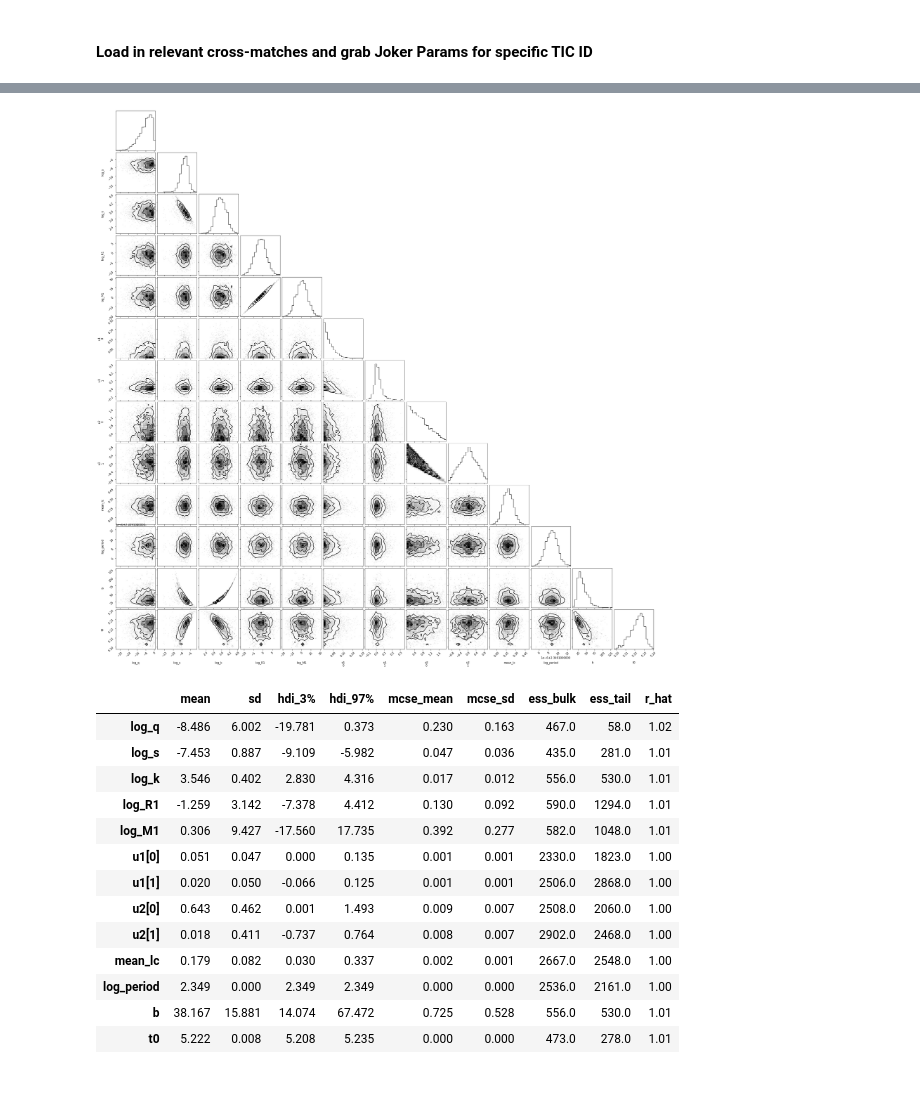
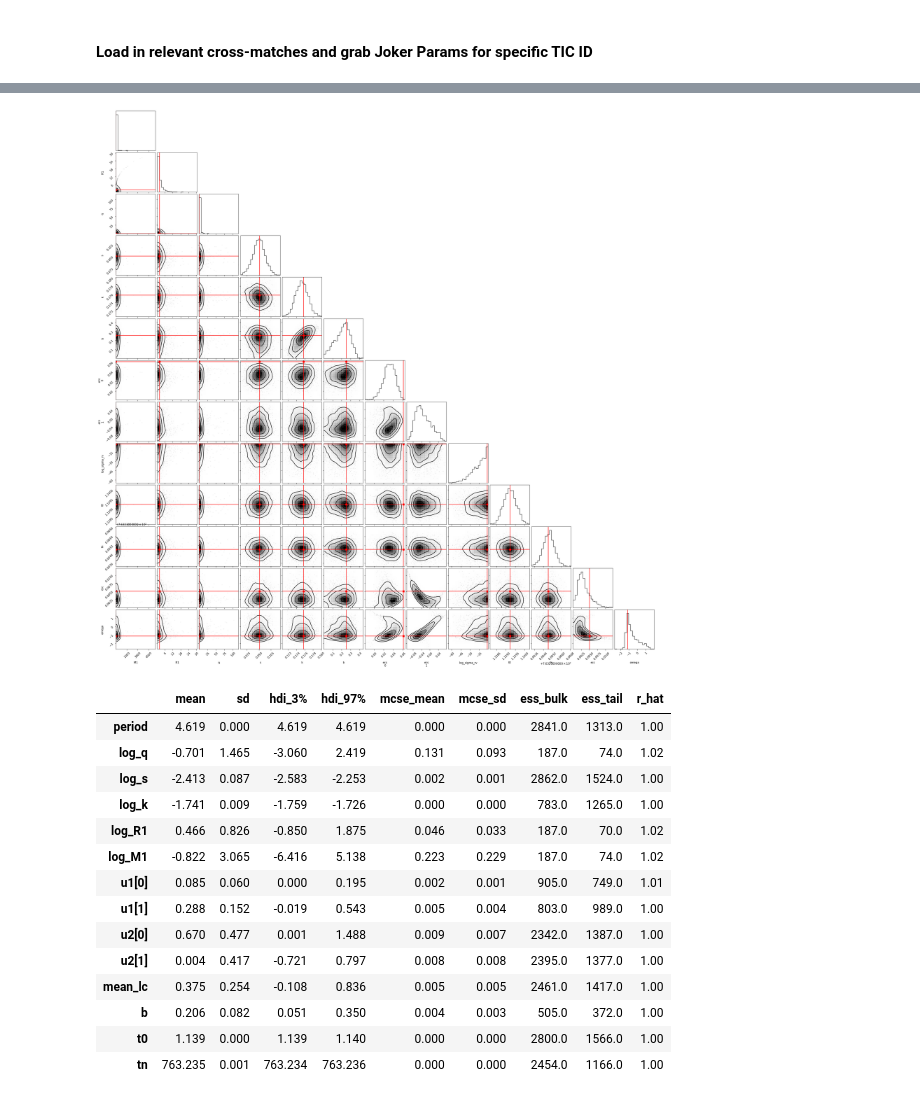
Before and after one commit to kjaehnig/GAT_SEBs, a Jupyter notebook: Joint RV - Lightcurve pymc3 model.ipynb, the cells around one changed output, grey strips where cells are left out. Cells and saved outputs as stored; diff of their text form; code cells hidden in the pictures.

```diff
--- a/Joint RV - Lightcurve pymc3 model.ipynb
+++ b/Joint RV - Lightcurve pymc3 model.ipynb
@@ -717,5 +851,7 @@ print(Msecondary)
 # %%
-def plot_MAP_rv_curve_diagnostic_plot(model, soln, extras, mask, title):
+def plot_MAP_rv_curve_diagnostic_plot(model, soln, extras, mask, title,
+                                        DO_NOT_PLOT=True,
+                                         RETURN_FILENAME=False):
     if mask is None:
         mask = np.ones(len(extras['x']), dtype=bool)
 
@@ -766,13 +902,15 @@ def plot_MAP_rv_curve_diagnostic_plot(model, soln, extras, mask, title):
     ax1.plot(x, gp_pred, color="C1", lw=1)
     ax1.plot(x,lc,'C2')
 
-    ax1.set_xlim(x.max()-10,x.max())# x.max())
-
+    ax1.set_xlim(x.min(),x.min()+np.ceil(period))# x.max())
+#     ax1.set_xlim(x.max()-10,x.max())# x.max())
 
 #     ax2.plot(x, y - gp_pred, "k.", alpha=0.2)
 #     ax2.plot(x, lc, color="C2", lw=1)
-    ax2.plot(x, y-lc, color='C2', lw=2)
-    ax2.set_xlim(x.max()-10,x.max())# x.max())
+    ax2.plot(x, y-lc, color='C1', lw=2)
+
+    ax2.set_xlim(x.min(),x.min()+np.ceil(period))# x.max())
+#     ax2.set_xlim(x.max()-10,x.max())# x.max())
 
     ax1.set_ylabel("raw flux [ppt]")
     ax2.set_ylabel("de-trended flux [ppt]")
@@ -813,10 +951,13 @@ def plot_MAP_rv_curve_diagnostic_plot(model, soln, extras, mask, title):
     ax3.set_ylabel("de-trended flux [ppt]")
     ax3.set_xlabel("phase")
 
-    x_rv_fold = (x_rv - t0 + 0.5*period) % period - 0.5*period
+    x_rv_fold = fold(x_rv, period, t0)
     ax4.plot(x_phase, y_rv_mod, "C0")
-    ax4.plot(fold(x_rv,period,t0), y_rv-mean, ".", label='RV obs')
+    ax4.plot(x_rv_fold, y_rv-mean, ".", label='RV obs')
     ax4.set_title(title)
-    plt.savefig(f"/Users/kjaehnig/CCA_work/GAT/figs/diagnostic_{title.replace(' ','_')}_plot.png",
-                bbox_inches='tight', dpi=150)
+    fig_filename = f"/Users/kjaehnig/CCA_work/GAT/figs/diagnostic_{title.replace(' ','_')}_plot.png"
+    plt.savefig(fig_filename, bbox_inches='tight', dpi=150)
     plt.close()
+
+    if RETURN_FILENAME:
+        return fig_filename
@@ -1321,7 +1616,7 @@ with model:
 
 resid = y - mod
 rms = np.sqrt(np.median(resid ** 2))
-mask = np.abs(resid) < 7 * rms
+mask = np.abs(resid) < 6 * rms
 
 plt.figure(figsize=(10, 5))
 plt.plot(x, resid, "k", label="data")
@@ -1336,6 +1631,6 @@ _ = plt.xlim(x.min(), x.max())
 # %%
-model, map_soln, extras, start, opti_logp = build_model(mask, map_soln)
+model, map_soln, extras, start, opti_logp,_ = build_model(mask, map_soln)
 print(len(mask), len(extras['x']))
-plot_diagnostic_plots(map_soln, extras, mask=None)
+plot_diagnostic_plots(map_soln, extras, mask=None,title='')
 # plt.savefig("/Users/kjaehnig/CCA_work/GAT/figs/diagnostic_lightcurves_w_model_after_outlier_removal_w_s1_params.png", dpi=150, bbox_inches='tight')
 # %% [output]
@@ -1363,13 +1686,13 @@ optimizing logp for variables: [log_q]
 # %%
 with model:
     trace = pm.sample(
-        tune=500,
-        draws=1000,
+        tune=1000,
+        draws=500,
         start=map_soln,
         # Parallel sampling runs poorly or crashes on macos
         cores=4,
         chains=4,
-        target_accept=0.95,
+        target_accept=0.99,
         return_inferencedata=True,
         random_seed=[261136681, 261136682,261136683,261136684],
         init='adapt_full'
@@ -1391,3 +1708,8 @@ The number of effective samples is smaller than 25% for some parameters.
 # %%
-_ = corner(trace, var_names=['log_q','log_s','log_k','log_R1','log_M1','u1','u2','mean_lc','log_period','b','t0'])
+_ = corner(trace, var_names=['M1','R1','q','s','k','b','ecs','log_sigma_rv','t0','tn','ecc', 'omega'], smooth=1, use_math_text=True,
+          truths=[map_soln['M1'], map_soln['R1'], map_soln['q'], map_soln['s'], map_soln['k'], map_soln['b'],
+                  map_soln['ecs_unitdisk+interval__'][0],map_soln['ecs_unitdisk+interval__'][1], map_soln['log_sigma_rv'],
+                  map_soln['t0'], map_soln['tn'], map_soln['ecc'], map_soln['omega']],
+            truth_color='red', range=[1,1,1,1,1,1,1,1,1,1,1,1,1])
+plt.savefig(f"/Users/kjaehnig/CCA_work/GAT/figs/{TIC_TARGET.replace(' ','_')}_joint_rv_lightcurve_corner_w_individual_priors.png",bbox_inches='tight', dpi=150)
 # %% [output]
@@ -1394,19 +1719,20 @@ _ = corner(trace, var_names=['log_q','log_s','log_k','log_R1','log_M1','u1','u2'
-[figure, old version]
+[figure, new version]
 # %%
-az.summary(trace, var_names=['log_q','log_s','log_k','log_R1','log_M1','u1','u2','mean_lc','log_period','b','t0'])
+az.summary(trace, var_names=['period','log_q','log_s','log_k','log_R1','log_M1','u1','u2','mean_lc','b','t0','tn'])
 # %% [output]
 |  | mean | sd | hdi_3% | hdi_97% | mcse_mean | mcse_sd | ess_bulk | ess_tail | r_hat |
-| log_q | -8.486 | 6.002 | -19.781 | 0.373 | 0.230 | 0.163 | 467.0 | 58.0 | 1.02 |
-| log_s | -7.453 | 0.887 | -9.109 | -5.982 | 0.047 | 0.036 | 435.0 | 281.0 | 1.01 |
-| log_k | 3.546 | 0.402 | 2.830 | 4.316 | 0.017 | 0.012 | 556.0 | 530.0 | 1.01 |
-| log_R1 | -1.259 | 3.142 | -7.378 | 4.412 | 0.130 | 0.092 | 590.0 | 1294.0 | 1.01 |
-| log_M1 | 0.306 | 9.427 | -17.560 | 17.735 | 0.392 | 0.277 | 582.0 | 1048.0 | 1.01 |
-| u1[0] | 0.051 | 0.047 | 0.000 | 0.135 | 0.001 | 0.001 | 2330.0 | 1823.0 | 1.00 |
-| u1[1] | 0.020 | 0.050 | -0.066 | 0.125 | 0.001 | 0.001 | 2506.0 | 2868.0 | 1.00 |
-| u2[0] | 0.643 | 0.462 | 0.001 | 1.493 | 0.009 | 0.007 | 2508.0 | 2060.0 | 1.00 |
-| u2[1] | 0.018 | 0.411 | -0.737 | 0.764 | 0.008 | 0.007 | 2902.0 | 2468.0 | 1.00 |
-| mean_lc | 0.179 | 0.082 | 0.030 | 0.337 | 0.002 | 0.001 | 2667.0 | 2548.0 | 1.00 |
-| log_period | 2.349 | 0.000 | 2.349 | 2.349 | 0.000 | 0.000 | 2536.0 | 2161.0 | 1.00 |
-| b | 38.167 | 15.881 | 14.074 | 67.472 | 0.725 | 0.528 | 556.0 | 530.0 | 1.01 |
-| t0 | 5.222 | 0.008 | 5.208 | 5.235 | 0.000 | 0.000 | 473.0 | 278.0 | 1.01 |
+| period | 4.619 | 0.000 | 4.619 | 4.619 | 0.000 | 0.000 | 2841.0 | 1313.0 | 1.00 |
+| log_q | -0.701 | 1.465 | -3.060 | 2.419 | 0.131 | 0.093 | 187.0 | 74.0 | 1.02 |
+| log_s | -2.413 | 0.087 | -2.583 | -2.253 | 0.002 | 0.001 | 2862.0 | 1524.0 | 1.00 |
+| log_k | -1.741 | 0.009 | -1.759 | -1.726 | 0.000 | 0.000 | 783.0 | 1265.0 | 1.00 |
+| log_R1 | 0.466 | 0.826 | -0.850 | 1.875 | 0.046 | 0.033 | 187.0 | 70.0 | 1.02 |
+| log_M1 | -0.822 | 3.065 | -6.416 | 5.138 | 0.223 | 0.229 | 187.0 | 74.0 | 1.02 |
+| u1[0] | 0.085 | 0.060 | 0.000 | 0.195 | 0.002 | 0.001 | 905.0 | 749.0 | 1.01 |
+| u1[1] | 0.288 | 0.152 | -0.019 | 0.543 | 0.005 | 0.004 | 803.0 | 989.0 | 1.00 |
+| u2[0] | 0.670 | 0.477 | 0.001 | 1.488 | 0.009 | 0.007 | 2342.0 | 1387.0 | 1.00 |
+| u2[1] | 0.004 | 0.417 | -0.721 | 0.797 | 0.008 | 0.008 | 2395.0 | 1377.0 | 1.00 |
+| mean_lc | 0.375 | 0.254 | -0.108 | 0.836 | 0.005 | 0.005 | 2461.0 | 1417.0 | 1.00 |
+| b | 0.206 | 0.082 | 0.051 | 0.350 | 0.004 | 0.003 | 505.0 | 372.0 | 1.00 |
+| t0 | 1.139 | 0.000 | 1.139 | 1.140 | 0.000 | 0.000 | 2800.0 | 1566.0 | 1.00 |
+| tn | 763.235 | 0.001 | 763.234 | 763.236 | 0.000 | 0.000 | 2454.0 | 1166.0 | 1.00 |
 # %%
```
Also changed, not shown: parts of 32 cells of this notebook, 5 other files.
